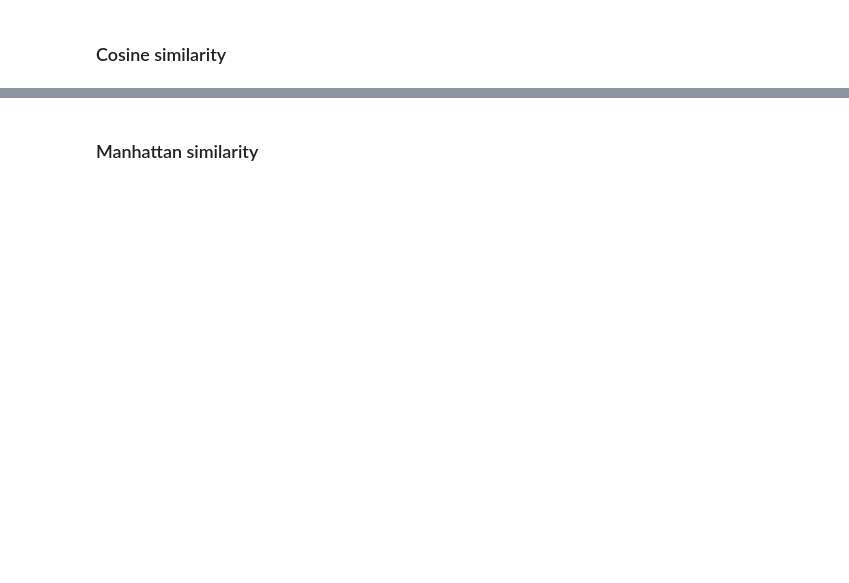
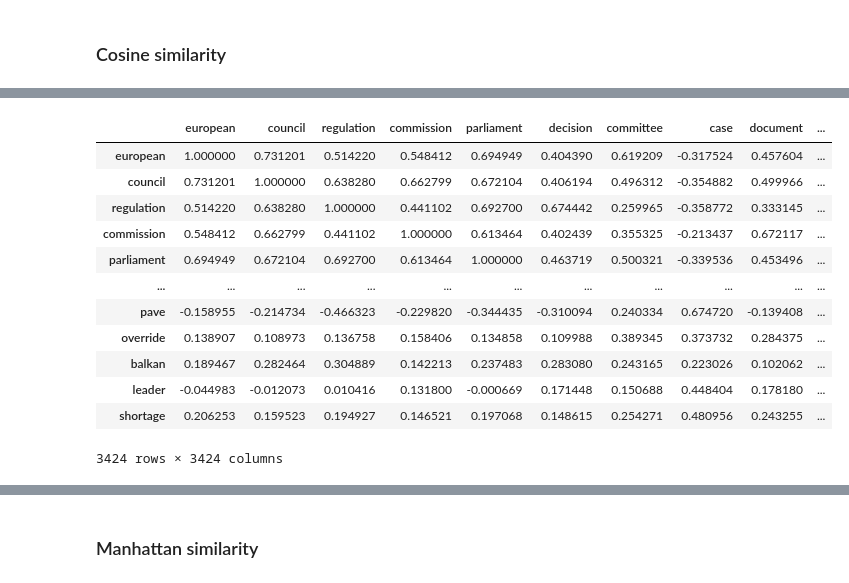
Before and after one commit to meaningfy-ws/sem-covid, a Jupyter notebook: sem_covid/entrypoints/notebooks/language_modeling/word2vec_model_training.ipynb, the cells around one changed output, grey strips where cells are left out. Cells and saved outputs as stored; diff of their text form; code cells hidden in the pictures; blank space fills up the shorter version.

```diff
--- a/sem_covid/entrypoints/notebooks/language_modeling/word2vec_model_training.ipynb
+++ b/sem_covid/entrypoints/notebooks/language_modeling/word2vec_model_training.ipynb
@@ -466,0 +328,7 @@ Wall time: 59 ms
+# %%
+%%time
+model2_cosine_similarity_matrix = get_similarity_matrix(model2_selected_pos_embeddings,
+                                                        model2_selected_pos,
+                                                        metric=cosine_similarity)
+model2_cosine_similarity_matrix
+# %% [output]
@@ -467 +337,14 @@ Wall time: 59 ms
+|  | european | council | regulation | commission | parliament | decision | committee | case | document | ... |
+| european | 1.000000 | 0.731201 | 0.514220 | 0.548412 | 0.694949 | 0.404390 | 0.619209 | -0.317524 | 0.457604 | ... |
+| council | 0.731201 | 1.000000 | 0.638280 | 0.662799 | 0.672104 | 0.406194 | 0.496312 | -0.354882 | 0.499966 | ... |
+| regulation | 0.514220 | 0.638280 | 1.000000 | 0.441102 | 0.692700 | 0.674442 | 0.259965 | -0.358772 | 0.333145 | ... |
+| commission | 0.548412 | 0.662799 | 0.441102 | 1.000000 | 0.613464 | 0.402439 | 0.355325 | -0.213437 | 0.672117 | ... |
+| parliament | 0.694949 | 0.672104 | 0.692700 | 0.613464 | 1.000000 | 0.463719 | 0.500321 | -0.339536 | 0.453496 | ... |
+| ... | ... | ... | ... | ... | ... | ... | ... | ... | ... | ... |
+| pave | -0.158955 | -0.214734 | -0.466323 | -0.229820 | -0.344435 | -0.310094 | 0.240334 | 0.674720 | -0.139408 | ... |
+| override | 0.138907 | 0.108973 | 0.136758 | 0.158406 | 0.134858 | 0.109988 | 0.389345 | 0.373732 | 0.284375 | ... |
+| balkan | 0.189467 | 0.282464 | 0.304889 | 0.142213 | 0.237483 | 0.283080 | 0.243165 | 0.223026 | 0.102062 | ... |
+| leader | -0.044983 | -0.012073 | 0.010416 | 0.131800 | -0.000669 | 0.171448 | 0.150688 | 0.448404 | 0.178180 | ... |
+| shortage | 0.206253 | 0.159523 | 0.194927 | 0.146521 | 0.197068 | 0.148615 | 0.254271 | 0.480956 | 0.243255 | ... |
+3424 rows × 3424 columns
 # %%
```
Also changed, not shown: parts of 45 cells of this notebook.
